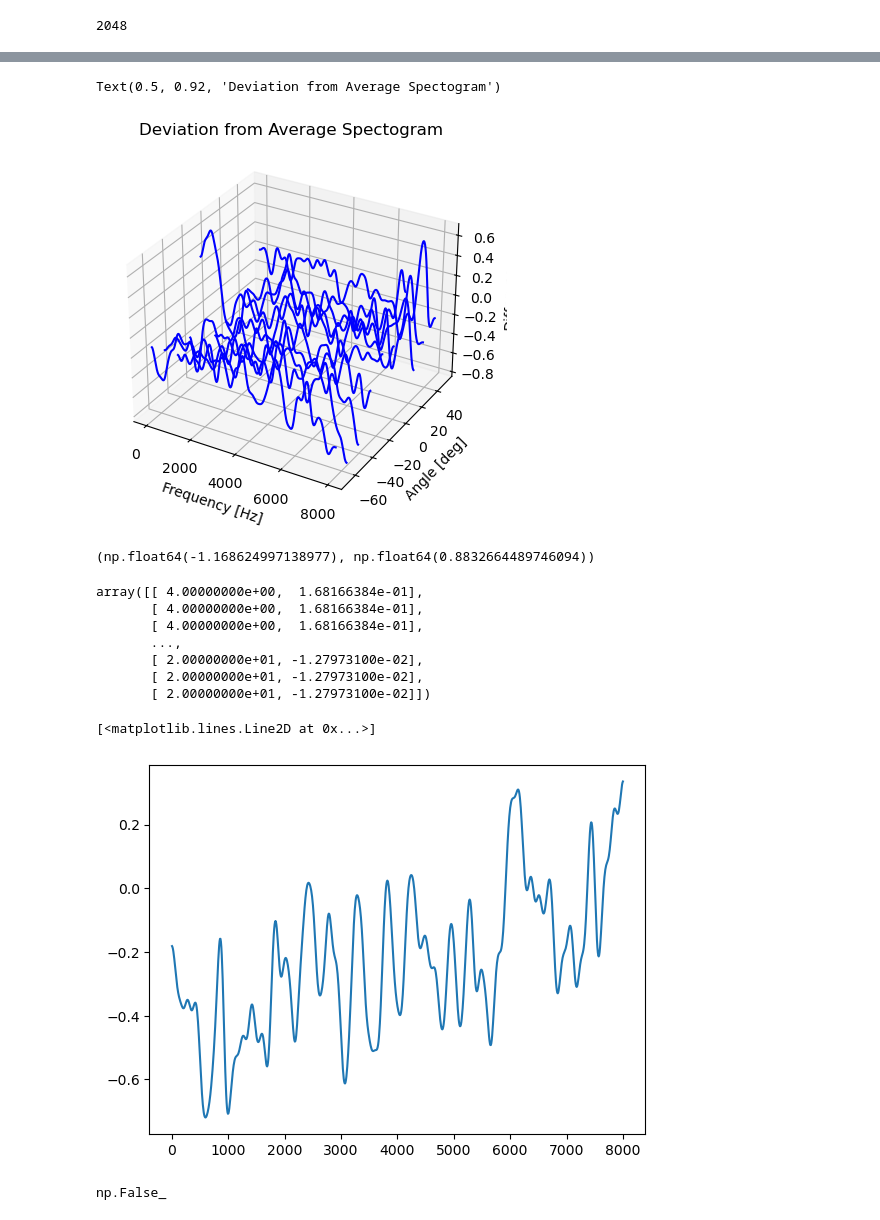
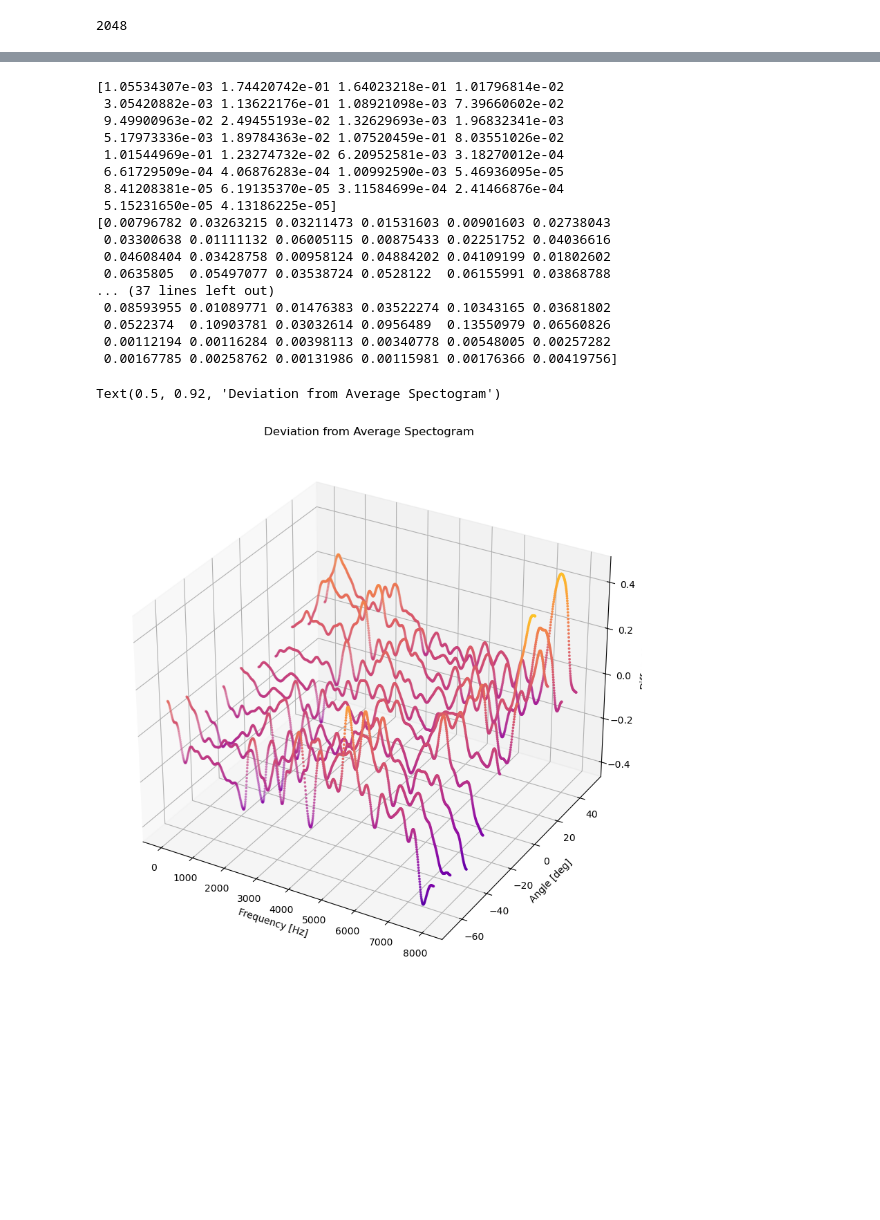
Before and after one commit to Tilman-Burghoff/acoustic-sensing, a Jupyter notebook: experiment2/data_exploration.ipynb, the cells around one changed output, grey strips where cells are left out. Cells and saved outputs as stored; diff of their text form; code cells hidden in the pictures; blank space fills up the shorter version.

```diff
--- a/experiment2/data_exploration.ipynb
+++ b/experiment2/data_exploration.ipynb
@@ -299,51 +334,50 @@ TypeError: 'str' object is not callable
 # %%
-%matplotlib inline
+from scipy.ndimage import gaussian_filter1d
 
-fig = plt.figure()
+fig = plt.figure(figsize=(10,10))
 ax = fig.add_subplot(111, projection='3d')
 
 avg = np.average(X, axis=0)
 
 # Set up the positions for each histogram
+X_averaged = np.average(X.reshape(-1, split_into, X.shape[1]), axis=1)
 
 # Iterate through each histogram's data
 angles = np.linspace(np.nanmin(y[:,1]), np.nanmax(y[:,1]), 10)
 for i in range(10):
-    idx = np.nanargmin(np.abs(y[:,1] - angles[i]))
+    min_idxs = np.argpartition(np.abs(y[::split_into,1] - angles[i]), 30)[:30]
+    #idx = np.nanargmin(np.abs(y[::split_into,1] - angles[i]))
+    weights = np.exp(-(y[min_idxs*split_into, 1] - angles[i])**2/0.025)
+    weights /= np.sum(weights)
+    print(weights)
 
-    ax.plot(freq, np.rad2deg(y[idx, 1]), gaussian_filter1d(np.log(X[idx, :])-np.log(avg), 15), c="blue")#, c=gaussian_filter1d(np.log(X[i, :])-np.log(avg), 7))
+    nbh_average = np.sum(X_averaged[min_idxs, :] * weights[:, None], axis=0)
+    specturm = gaussian_filter1d(np.log(nbh_average)-np.log(avg), 10)
+
+    ax.scatter(freq, np.rad2deg(angles[i]), specturm, c=specturm, s=3, vmin=-0.6, vmax=.6, cmap="plasma")#, c=gaussian_filter1d(np.log(X[i, :])-np.log(avg), 7))
 
 # Labels and title
 ax.set_xlabel('Frequency [Hz]')
 ax.set_ylabel('Angle [deg]')
 ax.set_zlabel('Difference')
 ax.set_title('Deviation from Average Spectogram')
 # %% [output]
-Text(0.5, 0.92, 'Deviation from Average Spectogram')
+[1.05534307e-03 1.74420742e-01 1.64023218e-01 1.01796814e-02
+ 3.05420882e-03 1.13622176e-01 1.08921098e-03 7.39660602e-02
+ 9.49900963e-02 2.49455193e-02 1.32629693e-03 1.96832341e-03
+ 5.17973336e-03 1.89784363e-02 1.07520459e-01 8.03551026e-02
+ 1.01544969e-01 1.23274732e-02 6.20952581e-03 3.18270012e-04
+ 6.61729509e-04 4.06876283e-04 1.00992590e-03 5.46936095e-05
+ 8.41208381e-05 6.19135370e-05 3.11584699e-04 2.41466876e-04
+ 5.15231650e-05 4.13186225e-05]
+[0.00796782 0.03263215 0.03211473 0.01531603 0.00901603 0.02738043
+ 0.03300638 0.01111132 0.06005115 0.00875433 0.02251752 0.04036616
+ 0.04608404 0.03428758 0.00958124 0.04884202 0.04109199 0.01802602
+ 0.0635805  0.05497077 0.03538724 0.0528122  0.06155991 0.03868788
+... (37 lines left out)
+ 0.08593955 0.01089771 0.01476383 0.03522274 0.10343165 0.03681802
+ 0.0522374  0.10903781 0.03032614 0.0956489  0.13550979 0.06560826
+ 0.00112194 0.00116284 0.00398113 0.00340778 0.00548005 0.00257282
+ 0.00167785 0.00258762 0.00131986 0.00115981 0.00176366 0.00419756]
+Text(0.5, 0.92, 'Deviation from Average Spectogram')
-[figure, old version]
+[figure, new version]
-# %%
-np.nanmin(y[:,1]), np.nanmax(y[:,1])
-# %% [output]
-(np.float64(-1.168624997138977), np.float64(0.8832664489746094))
-# %%
-y
-# %% [output]
-array([[ 4.00000000e+00,  1.68166384e-01],
-       [ 4.00000000e+00,  1.68166384e-01],
-       [ 4.00000000e+00,  1.68166384e-01],
-       ...,
-       [ 2.00000000e+01, -1.27973100e-02],
-       [ 2.00000000e+01, -1.27973100e-02],
-       [ 2.00000000e+01, -1.27973100e-02]])
-# %%
-from scipy.ndimage import gaussian_filter1d
-
-
-plt.plot(freq, gaussian_filter1d(np.log(X[1, :])-np.log(avg), 7))
-# %% [output]
-[<matplotlib.lines.Line2D at 0x...>]
-[figure, removed]
-# %%
-np.any(np.isnan(avg))
-# %% [output]
-np.False_
```
Also changed, not shown: parts of 27 cells of this notebook.
